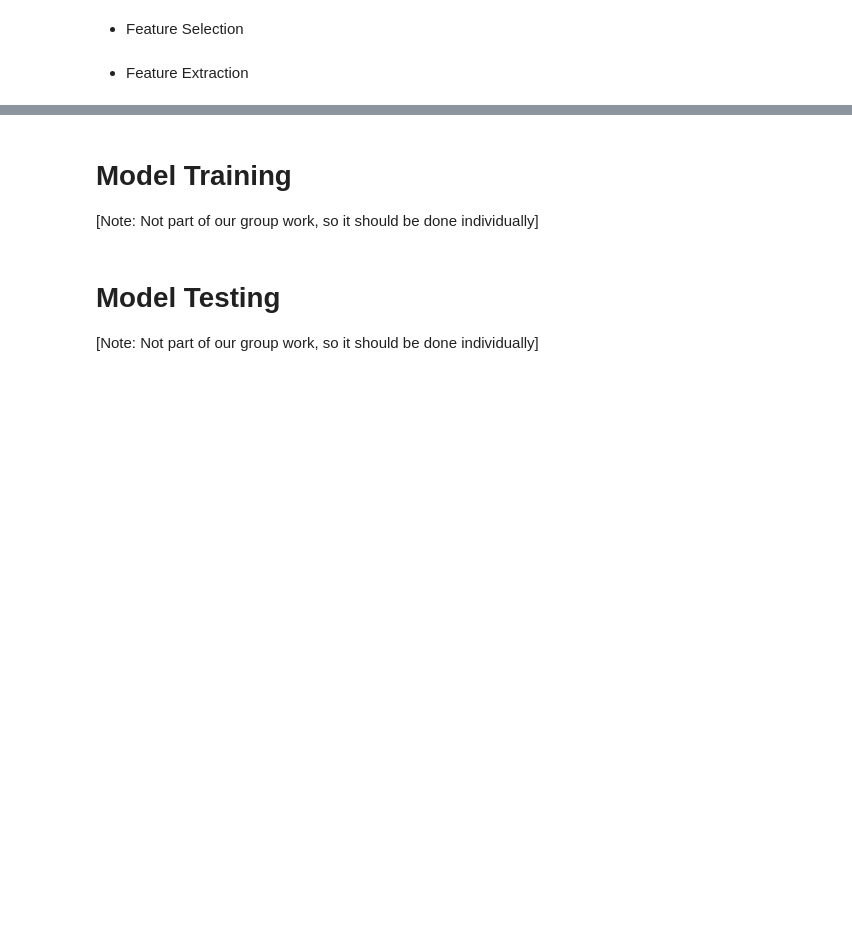
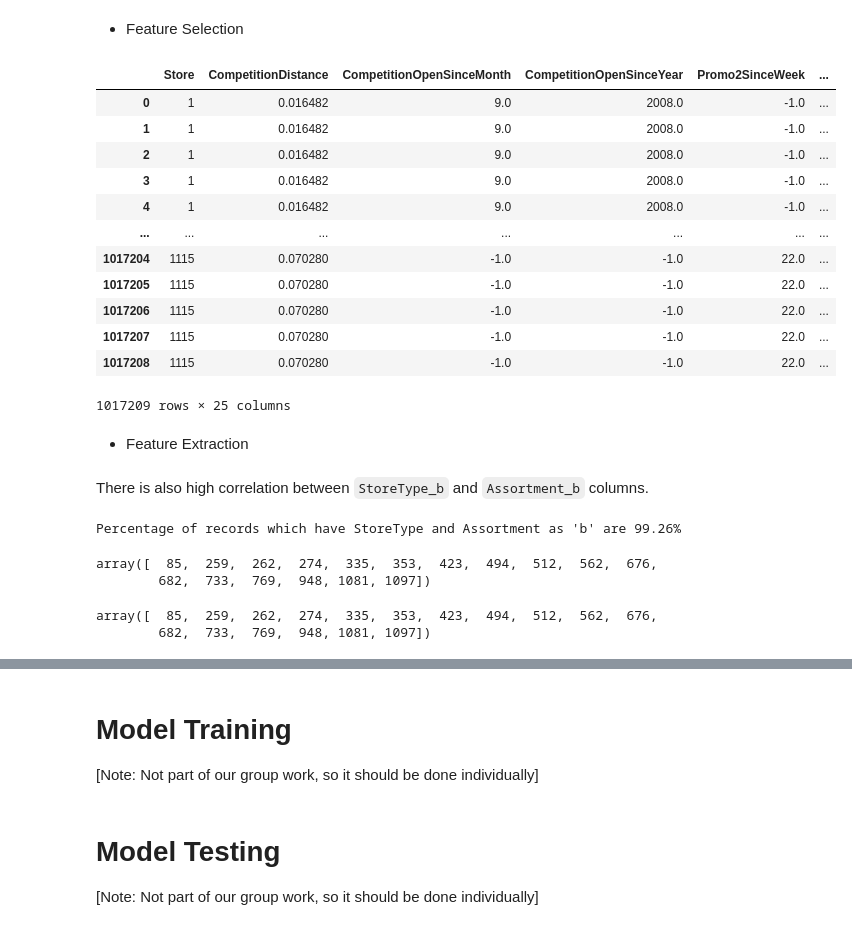
Before and after one commit to piyushsinghoffice/UoM-Data-Env, a Jupyter notebook: Assignment 2/main.ipynb, the cells around one changed output, grey strips where cells are left out. Cells and saved outputs as stored; diff of their text form; code cells hidden in the pictures; blank space fills up the shorter version.

```diff
--- a/Assignment 2/main.ipynb
+++ b/Assignment 2/main.ipynb
@@ -281,2 +440,37 @@ sns.heatmap(corr)
+# %%
+df.drop(["Promo2"], axis=1, inplace=True)
+# %% [output]
+|  | Store | CompetitionDistance | CompetitionOpenSinceMonth | CompetitionOpenSinceYear | Promo2SinceWeek | ... |
+| 0 | 1 | 0.016482 | 9.0 | 2008.0 | -1.0 | ... |
+| 1 | 1 | 0.016482 | 9.0 | 2008.0 | -1.0 | ... |
+| 2 | 1 | 0.016482 | 9.0 | 2008.0 | -1.0 | ... |
+| 3 | 1 | 0.016482 | 9.0 | 2008.0 | -1.0 | ... |
+| 4 | 1 | 0.016482 | 9.0 | 2008.0 | -1.0 | ... |
+| ... | ... | ... | ... | ... | ... | ... |
+| 1017204 | 1115 | 0.070280 | -1.0 | -1.0 | 22.0 | ... |
+| 1017205 | 1115 | 0.070280 | -1.0 | -1.0 | 22.0 | ... |
+| 1017206 | 1115 | 0.070280 | -1.0 | -1.0 | 22.0 | ... |
+| 1017207 | 1115 | 0.070280 | -1.0 | -1.0 | 22.0 | ... |
+| 1017208 | 1115 | 0.070280 | -1.0 | -1.0 | 22.0 | ... |
+1017209 rows × 25 columns
 # %% [markdown]
 - Feature Extraction
+# %% [markdown]
+There is also high correlation between `StoreType_b` and `Assortment_b` columns.
+# %%
+same = df[df.StoreType_b == df.Assortment_b].shape[0]
+print(
+    f"Percentage of records which have StoreType and Assortment as 'b' are {(same/df.shape[0])*100:.2f}%"
+)
+# %% [output]
+Percentage of records which have StoreType and Assortment as 'b' are 99.26%
+# %%
+store[(store.StoreType == 'b') | (store.Assortment == 'b')].Store.unique()
+# %% [output]
+array([  85,  259,  262,  274,  335,  353,  423,  494,  512,  562,  676,
+        682,  733,  769,  948, 1081, 1097])
+# %%
+df[(df.StoreType_b == True) | (df.Assortment_b == True)].Store.unique()
+# %% [output]
+array([  85,  259,  262,  274,  335,  353,  423,  494,  512,  562,  676,
+        682,  733,  769,  948, 1081, 1097])
```
Also changed, not shown: parts of 30 cells of this notebook.
